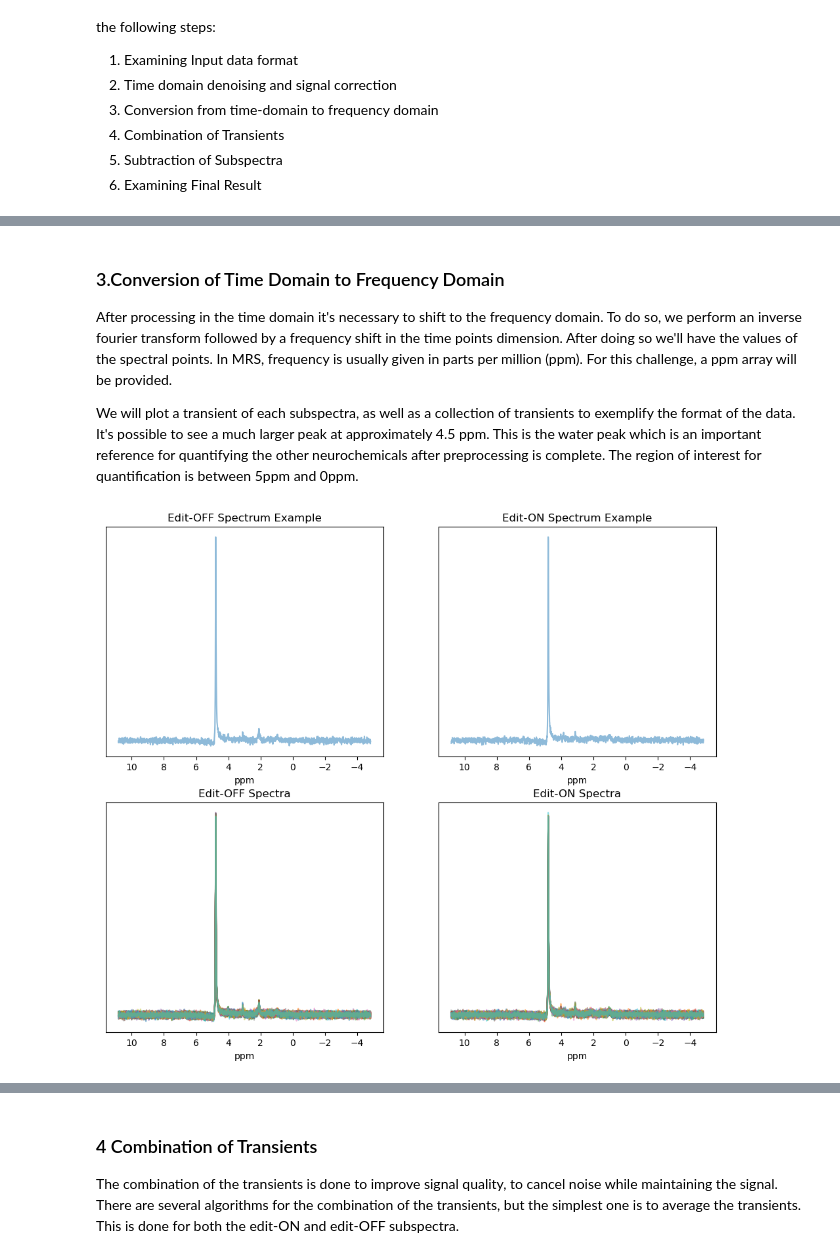
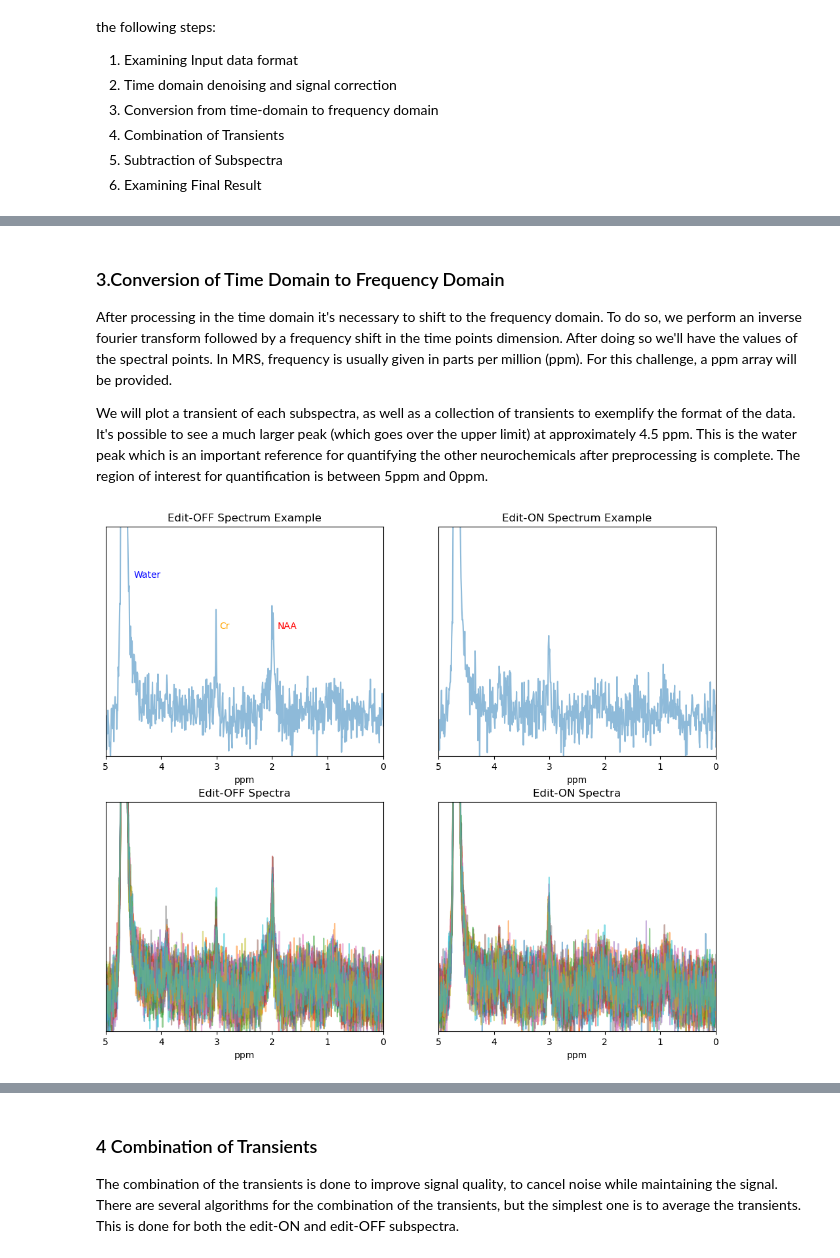
Before and after one commit to rmsouza01/Edited-MRS-challenge, a Jupyter notebook: Tutorials/edited_mrs_tutorial.ipynb, the cells around one changed output, grey strips where cells are left out. Drawn from its saved outputs; the diff is of its cells as text; code cells hidden in the pictures.

Commit message:
improved some graphs and added transient count comparison~

```diff
--- a/Tutorials/edited_mrs_tutorial.ipynb
+++ b/Tutorials/edited_mrs_tutorial.ipynb
@@ -110,7 +106,7 @@ Exception: Optimal parameters not found: Number of calls to function has reached
 
 After processing in the time domain it's necessary to shift to the frequency domain. To do so, we perform an inverse fourier transform followed by a frequency shift in the time points dimension. After doing so we'll have the values of the spectral points. In MRS, frequency is usually given in parts per million (ppm). For this challenge, a ppm array will be provided.
 
-We will plot a transient of each subspectra, as well as a collection of transients to exemplify the format of the data. It's possible to see a much larger peak at approximately 4.5 ppm. This is the water peak which is an important reference for quantifying the other neurochemicals after preprocessing is complete. The region of interest for quantification is between 5ppm and 0ppm.
+We will plot a transient of each subspectra, as well as a collection of transients to exemplify the format of the data. It's possible to see a much larger peak (which goes over the upper limit) at approximately 4.5 ppm. This is the water peak which is an important reference for quantifying the other neurochemicals after preprocessing is complete. The region of interest for quantification is between 5ppm and 0ppm.
 # %%
 ## loading the ppm array
 ppm = np.load("data/ppm.npy")
@@ -134,34 +130,45 @@ ax[0][0].plot(ppm[0,:],np.real(specs[0,:,0,transient_number]),alpha=0.5)
 ax[0][0].set_xlabel("ppm")
 ax[0][0].set_title("Edit-OFF Spectrum Example")
 ax[0][0].set_yticks([])
+ax[0][0].set_ylim(-0.5,4)
+ax[0][0].set_xlim(0,5)
+ax[0][0].text(4.5,3,"Water",color='blue')
+ax[0][0].text(2.95,2,"Cr",color='orange')
+ax[0][0].text(1.9,2,"NAA",color='red')
 
 ## Fid Edit-ON
 ax[0][1].plot(ppm[0,:],np.real(specs[0,:,1,transient_number]),alpha=0.5)
 ax[0][1].set_xlabel("ppm")
 ax[0][1].set_title("Edit-ON Spectrum Example")
 ax[0][1].set_yticks([])
+ax[0][1].set_ylim(-0.5,4)
+ax[0][1].set_xlim(0,5)
 
 
 ## Ploting a few more examples together
 example_count=40
 for i in range(0,example_count):
     ax[1][0].plot(ppm[0,:],np.real(specs[0,:,0,i]),alpha=0.5)
     ax[1][1].plot(ppm[0,:],np.real(specs[0,:,1,i]),alpha=0.5)
 
 ax[1][0].set_xlabel("ppm")
 ax[1][0].set_title("Edit-OFF Spectra")
 ax[1][0].set_yticks([])
+ax[1][0].set_ylim(-0.5,4)
+ax[1][0].set_xlim(0,5)
 ax[1][1].set_xlabel("ppm")
 ax[1][1].set_title("Edit-ON Spectra")
 ax[1][1].set_yticks([])
+ax[1][1].set_ylim(-0.5,4)
+ax[1][1].set_xlim(0,5)
 
 ## reversing x-axis as is usual for spectroscopy
 ax[0][0].invert_xaxis()
 ax[0][1].invert_xaxis()
 ax[1][0].invert_xaxis()
 ax[1][1].invert_xaxis()
 
 
 plt.show()
 # %% [output]
-[figure, old version]
+[figure, new version]
```
Also changed, not shown: parts of 12 cells of this notebook, 2 other files.
